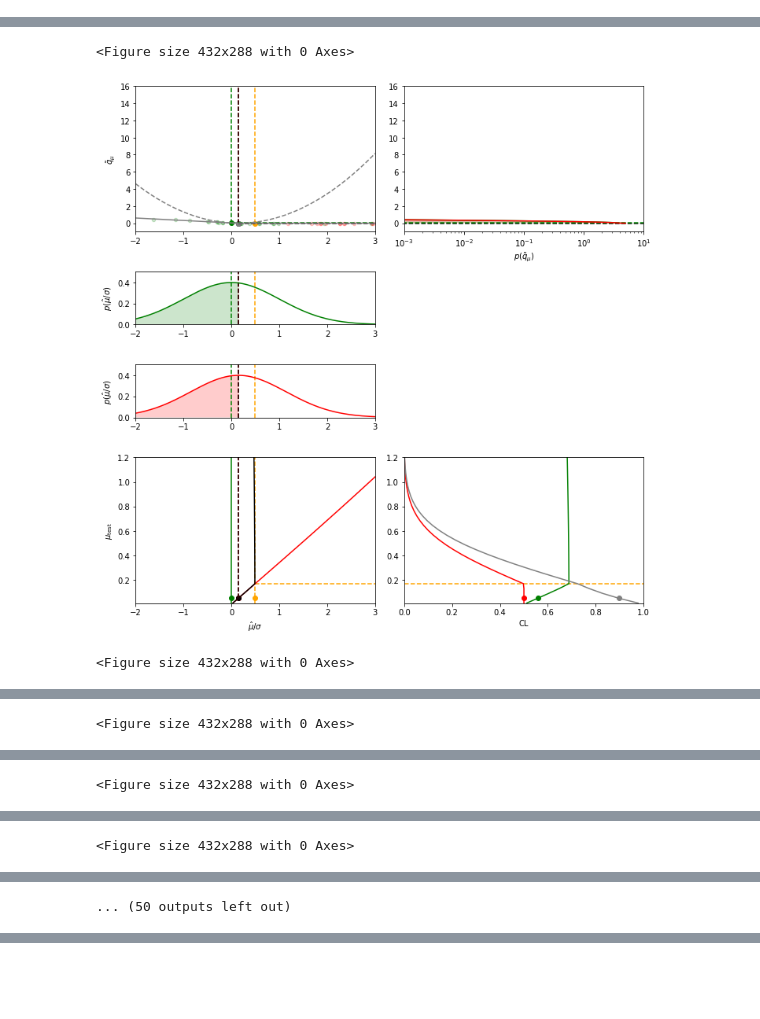
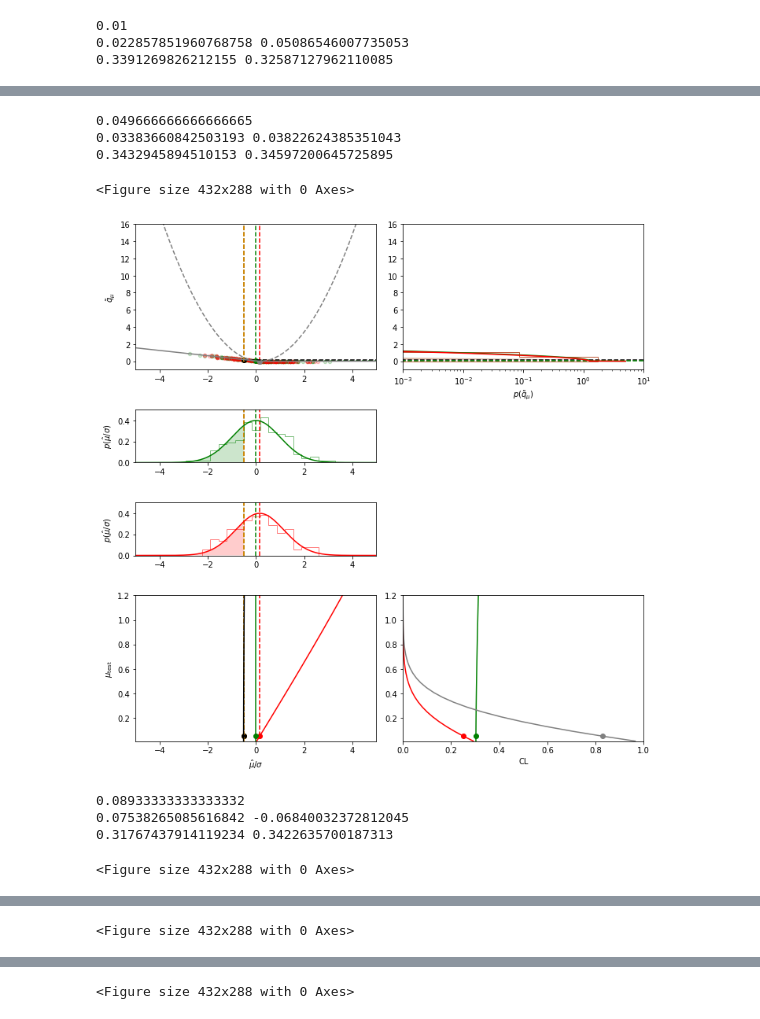
Before and after one commit to pineappleslikei/pyhf, a Jupyter notebook: docs/examples/notebooks/learn/details_cls.ipynb, the cells around one changed output, grey strips where cells are left out. Cells and saved outputs as stored; diff of their text form; code cells hidden in the pictures; blank space fills up the shorter version.

```diff
--- a/docs/examples/notebooks/learn/details_cls.ipynb
+++ b/docs/examples/notebooks/learn/details_cls.ipynb
@@ -123,33 +153,25 @@ def plot_explanation(
     mutest_at_index = muspan[index]
     means_at_index = -test_stats[index,[1,0]]
     ts_at_index = -test_stats[index,2]
+    vals_at_index = vals[index]
 
 
     tail_span = np.linspace(muhatmin, ts_at_index, 1001)
 
 
-
-    vals_at_index = vals[index]
-
-
-    obs_pllr_ts = pyhf.infer.test_statistics.qmu_tilde(
-        mutest_at_index,data,model,
-        model.config.suggested_init(),model.config.suggested_bounds(),model.config.suggested_fixed()
-    )
-
+    obs_pllr_ts, asimov_pllr_ts, sigma = prll_and_sigmas[index]
 
     ###
-    toys_bkg = model.make_pdf(pyhf.tensorlib.astensor([0.0,1.0])).sample((25,))
-    toys_sig = model.make_pdf(pyhf.tensorlib.astensor([1.0,1.0])).sample((25,))
+    toys_bkg = model.make_pdf(pyhf.tensorlib.astensor([0.0,1.0])).sample((150,))
+    toys_sig = model.make_pdf(pyhf.tensorlib.astensor([mutest_at_index,1.0])).sample((150,))
     muhat_s,qmu_tilde_s = get_toy_results(mutest_at_index,toys_sig)
+
     muhat_b,qmu_tilde_b = get_toy_results(mutest_at_index,toys_bkg)
 
+    print(mutest_at_index)
+    print(muhat_s.mean(),muhat_b.mean())
+    print(muhat_s.std(),muhat_b.std())
 
-    asimov_pllr_ts = pyhf.infer.test_statistics.qmu_tilde(
-        mutest_at_index,asimov_data,model,
-        model.config.suggested_init(),model.config.suggested_bounds(),model.config.suggested_fixed()
-    )
-    sigma = np.sqrt(mutest_at_index**2/asimov_pllr_ts)
     ###
 
 
@@ -162,13 +184,7 @@ def plot_explanation(
     tail_span_qq = np.linspace(obs_pllr_ts, maxsigma**2, 1001)
 
 
-    unbounded_bounds = model.config.suggested_bounds()
-    unbounded_bounds[model.config.poi_index] = (-10, 10)
-    empirial_muhat = pyhf.infer.mle.fit(
-        data,model,
-        par_bounds = unbounded_bounds
-    )[model.config.poi_index]
-    empirial_muhat = empirial_muhat / sigma
+    empirial_muhat_over_sigma = empirial_muhat / sigma
 
 
 
@@ -190,7 +206,7 @@ def plot_explanation(
     ax.vlines(0,0,maxsigma**2,colors = 'green', linestyles = 'dashed')
     ax.vlines(means_at_index[1],0,maxsigma**2,colors = 'red', linestyles = 'dashed')
     ax.vlines(ts_at_index,0,maxsigma**2,colors = 'black', linestyles = 'dashed')
-    ax.vlines(empirial_muhat,0,maxsigma**2,colors = 'orange', linestyles = 'dashed')
+    ax.vlines(empirial_muhat_over_sigma,0,maxsigma**2,colors = 'orange', linestyles = 'dashed')
 
 
     ax.scatter(muhat_b/sigma,qmu_tilde_b, alpha = 0.2, c = 'green', s = 20)
@@ -201,7 +217,7 @@ def plot_explanation(
 
 
     ax.hlines(obs_pllr_ts,ts_at_index,muhatmax, colors = 'black', linestyles='dashed')
-    ax.scatter(empirial_muhat,obs_pllr_ts,c = 'orange')
+    ax.scatter(empirial_muhat_over_sigma,obs_pllr_ts,c = 'orange')
     ax.scatter(ts_at_index,obs_pllr_ts,c = 'black')
     ax.scatter(mutest_at_index/sigma,0.0,c = 'grey')
 
@@ -210,8 +226,12 @@ def plot_explanation(
 
     ax = axarr['B']
     ax.set_xlabel(r'$p(\tilde{q}_\mu)$')
-    pqq_s = gpdf(qqspan,mutest_at_index,1.0,mutest_at_index)
-    pqq_b = gpdf(qqspan,0.0,1.0,mutest_at_index)
+    pqq_s = gpdf(qqspan,mutest_at_index,sigma,mutest_at_index)
+    pqq_b = gpdf(qqspan,0.0,sigma,mutest_at_index)
+
+    ax.hist(qmu_tilde_b, bins = np.linspace(0.0,maxsigma**2,30), density = True, histtype = 'step', edgecolor = 'green', alpha = 0.5, orientation = 'horizontal')
+    ax.hist(qmu_tilde_s, bins = np.linspace(0.0,maxsigma**2,30), density = True, histtype = 'step',edgecolor = 'red', alpha = 0.5, orientation = 'horizontal')
+
 
     pqq_s_tail = gpdf(tail_span_qq,mutest_at_index,1.0,mutest_at_index)
     pqq_b_tail = gpdf(tail_span_qq,0.0,1.0,mutest_at_index)
@@ -233,6 +253,7 @@ def plot_explanation(
     ax = axarr['F']
 
     ax.set_ylabel(r'$p(\hat{\mu}/\sigma)$')
+    ax.hist(muhat_b/sigma, bins = np.linspace(muhatmin,muhatmax,30), density = True, histtype = 'step', edgecolor = 'green', alpha = 0.5)
 
     ax.plot(muhatspan,muhat_pdfs[:,0], c = 'green')
     ax.fill_between(tail_span,muhat_pdfs_tail[:,0], facecolor = 'green', alpha = 0.2)
@@ -240,19 +261,21 @@ def plot_explanation(
     ax.vlines(0,0,.5,colors = 'green', linestyles = 'dashed')
     ax.vlines(means_at_index[1],0,.5,colors = 'red', linestyles = 'dashed')
     ax.vlines(ts_at_index,0,.5,colors = 'black', linestyles = 'dashed')
-    ax.vlines(empirial_muhat,0,.5,colors = 'orange', linestyles = 'dashed')
+    ax.vlines(empirial_muhat_over_sigma,0,.5,colors = 'orange', linestyles = 'dashed')
     ax.set_xlim(muhatmin,muhatmax)
     ax.set_ylim(0,.5)
 
     ax = axarr['C']
     ax.set_ylabel(r'$p(\hat{\mu}/\sigma)$')
+    ax.hist(muhat_s/sigma, bins = np.linspace(muhatmin,muhatmax,30), density = True, histtype = 'step', edgecolor = 'red', alpha = 0.5)
+
 
     ax.plot(muhatspan,muhat_pdfs[:,1], c = 'red')
     ax.fill_between(tail_span,muhat_pdfs_tail[:,1], facecolor = 'red', alpha = 0.2)
     ax.vlines(0,0,.5,colors = 'green', linestyles = 'dashed')
     ax.vlines(means_at_index[1],0,.5,colors = 'red', linestyles = 'dashed')
     ax.vlines(ts_at_index,0,.5,colors = 'black', linestyles = 'dashed')
-    ax.vlines(empirial_muhat,0,.5,colors = 'orange', linestyles = 'dashed')
+    ax.vlines(empirial_muhat_over_sigma,0,.5,colors = 'orange', linestyles = 'dashed')
     ax.set_xlim(muhatmin,muhatmax)
     ax.set_ylim(0,.5)
 
@@ -260,7 +283,7 @@ def plot_explanation(
     ax.set_ylabel(r'$\mu_\mathrm{test}$')
     ax.set_xlabel(r'$\hat{\mu}/\sigma$')
 
-    ax.scatter(empirial_muhat,mutest_at_index, c = 'orange')
+    ax.scatter(empirial_muhat_over_sigma,mutest_at_index, c = 'orange')
     ax.plot(-test_stats[:,0],muspan, c = 'red')
     ax.plot(-test_stats[:,1],muspan, c = 'green')
     ax.scatter(means_at_index[1],mutest_at_index, c = 'red')
@@ -269,8 +292,8 @@ def plot_explanation(
     ax.plot(-test_stats[:,2],muspan, c = 'black')
     ax.scatter(ts_at_index,mutest_at_index, c = 'black')
     ax.vlines(ts_at_index,mutest_at_index,mumax,colors = 'black', linestyles = 'dashed')
-    ax.vlines(empirial_muhat,mumin,mumax,colors = 'orange', linestyles = 'dashed')
-    ax.hlines(empirial_muhat*sigma,empirial_muhat,muhatmax,colors = 'orange', linestyles = 'dashed')
+    ax.vlines(empirial_muhat_over_sigma,mumin,mumax,colors = 'orange', linestyles = 'dashed')
+    ax.hlines(empirial_muhat,empirial_muhat_over_sigma,muhatmax,colors = 'orange', linestyles = 'dashed')
 
     ax.scatter(means_at_index[0],mutest_at_index, c = 'green')
 
@@ -289,7 +312,7 @@ def plot_explanation(
     ax.scatter(vals_at_index[1],mutest_at_index, c = 'green')
     ax.scatter(vals_at_index[2],mutest_at_index, c = 'grey')
 
-    ax.hlines(empirial_muhat*sigma,0,1.0,colors = 'orange', linestyles = 'dashed')
+    ax.hlines(empirial_muhat,0,1.0,colors = 'orange', linestyles = 'dashed')
 
     ax.set_ylim(mumin,mumax)
     ax.set_xlim(0,1)
@@ -322,3 +345,6 @@ for index in range(len(muspan)):
     plt.show()
     plt.clf()
 # %% [output]
+0.01
+0.022857851960768758 0.05086546007735053
+0.3391269826212155 0.32587127962110085
@@ -326,3 +352,9 @@ for index in range(len(muspan)):
-<Figure size 432x288 with 0 Axes>
+0.049666666666666665
+0.03383660842503193 0.03822624385351043
+0.3432945894510153 0.34597200645725895
+<Figure size 432x288 with 0 Axes>
-[figure, old version]
+[figure, new version]
-<Figure size 432x288 with 0 Axes>
+0.08933333333333332
+0.07538265085616842 -0.06840032372812045
+0.31767437914119234 0.3422635700187313
+<Figure size 432x288 with 0 Axes>
@@ -330 +361,0 @@ for index in range(len(muspan)):
-<Figure size 432x288 with 0 Axes>
@@ -332 +361,0 @@ for index in range(len(muspan)):
-<Figure size 432x288 with 0 Axes>
@@ -334 +361,0 @@ for index in range(len(muspan)):
-<Figure size 432x288 with 0 Axes>
@@ -337 +365 @@ for index in range(len(muspan)):
-... (50 outputs left out)
+<Figure size 432x288 with 0 Axes>
@@ -337,0 +370 @@ for index in range(len(muspan)):
+<Figure size 432x288 with 0 Axes>
```
Also changed, not shown: parts of 6 cells of this notebook.
